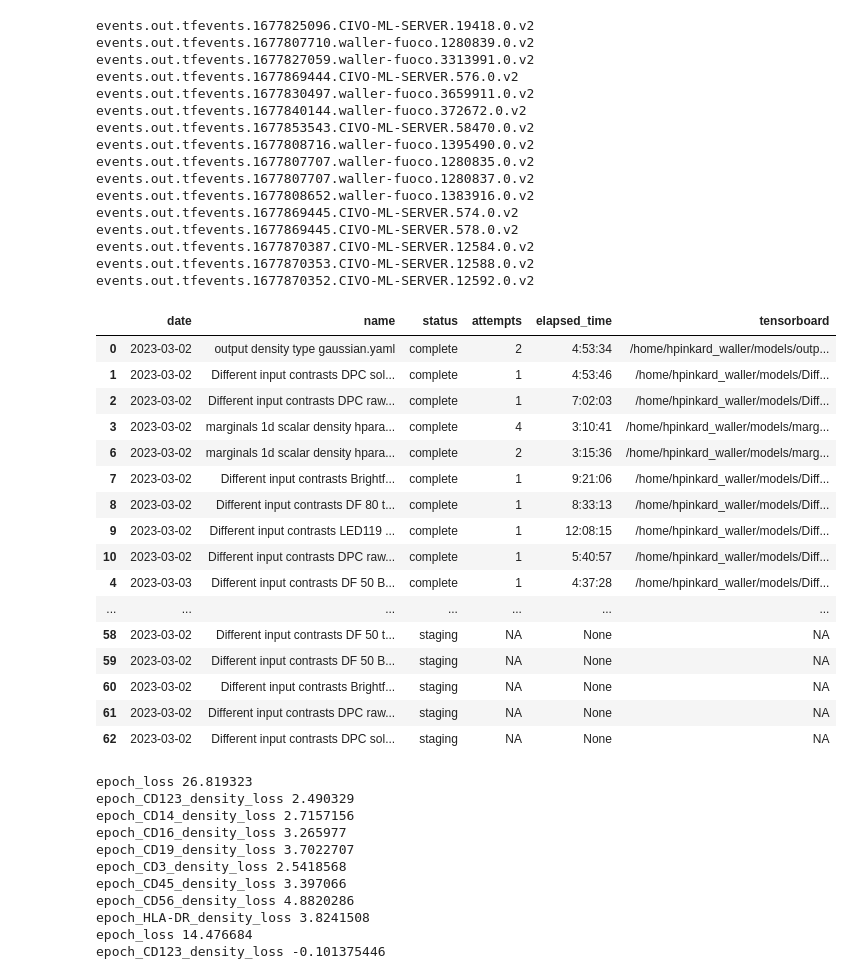
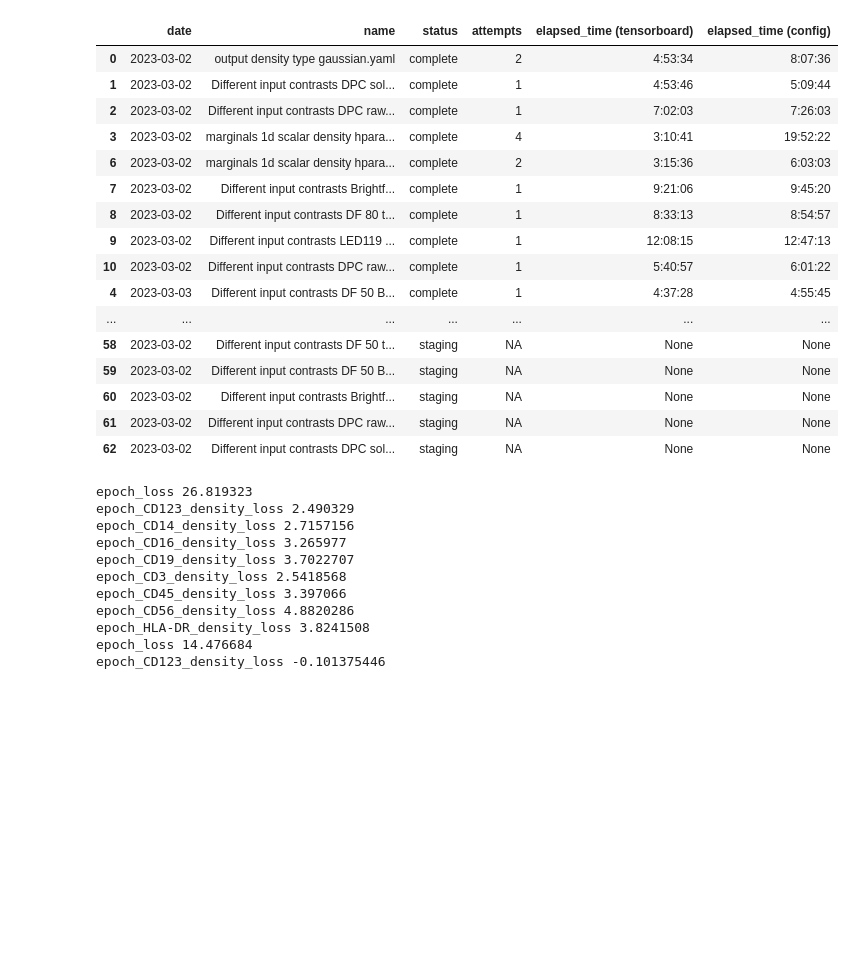
Before and after one commit to henrypinkard/cookie_monster, a Jupyter notebook: Frontend_cookie_monster.ipynb, the cells around one changed output. Drawn from its saved outputs; the diff is of its cells as text; code cells hidden in the pictures; blank space fills up the shorter version.

```diff
--- a/Frontend_cookie_monster.ipynb
+++ b/Frontend_cookie_monster.ipynb
@@ -17,8 +17,8 @@ import tensorboard.backend.event_processing.event_accumulator as ea
 
 
 def date_format(time_s):
-    days = f"{int(time_s[-1] // (24 * 60**2))} days  "
-    hours, remainder = divmod(time_s[-1], 3600)
+    days = f"{int(time_s // (24 * 60**2))} days  "
+    hours, remainder = divmod(time_s, 3600)
     minutes, seconds = divmod(remainder, 60)
     formatted_time = '{}:{:02d}:{:02d}'.format(int(hours), int(minutes), int(seconds))
     return formatted_time
@@ -124,10 +124,11 @@ for config_file, status in zip(config_files, statuses):
     single_marker_training.append(config['hyperparameters']['single_marker_training'])
 
 
-    if (elapsed_times[-1] is not None):
-        # format date string
+    if elapsed_times_tensorboard[-1] is not None:
+        elapsed_times_tensorboard[-1] = date_format(elapsed_times_tensorboard[-1])
+    if elapsed_times_config[-1] is not None:
+        elapsed_times_config[-1] = date_format(elapsed_times_config[-1])
 
-        elapsed_times[-1] = formatted_time
 
     config_paths.append(STATUS_DIR.replace(os.path.expanduser('~'), '') + status + '/' + config_file)
 
@@ -149,75 +150,61 @@ d = {
 
      "status": statuses,
      "attempts": attempts,
-      "elapsed_time": elapsed_times,
+      "elapsed_time (tensorboard)": elapsed_times_tensorboard,
+      "elapsed_time (config)": elapsed_times_config,
     #  "config": config_paths,
-     "tensorboard": tensorboard_dirs}
+    #  "tensorboard": tensorboard_dirs}
+}
 df = pd.DataFrame(data=d)
 # df.style.set_properties(subset=['config_files'], **{'min-width': '500px'})
 pd.options.display.min_rows = 100
 
 
 
 df['status'] = pd.Categorical(df['status'], ["complete", "training", "pending", "staging", "abandoned"])
 df['date'] = pd.to_datetime(df['date'])
 # dont show time, only show the date
 df['date'] = df['date'].dt.date
 df = df.sort_values(by=['status', 'date'])
 
 def stylize(x):
     if x == 'complete':
         return 'color: green'
     elif x == 'training':
         return 'color: orange'
     elif x == 'pending':
         return 'color: blue'
     elif x == 'staging':
         return 'color: lightblue'
     elif x == 'abandoned':
         return 'color: gray'
     elif x == 'NA':
         return 'color: gray'
     return None
 
 
 df = df.style.applymap(stylize)
 
 
 display(df)
 # %% [output]
-events.out.tfevents.1677825096.CIVO-ML-SERVER.19418.0.v2
-events.out.tfevents.1677807710.waller-fuoco.1280839.0.v2
-events.out.tfevents.1677827059.waller-fuoco.3313991.0.v2
-events.out.tfevents.1677869444.CIVO-ML-SERVER.576.0.v2
-events.out.tfevents.1677830497.waller-fuoco.3659911.0.v2
-events.out.tfevents.1677840144.waller-fuoco.372672.0.v2
-events.out.tfevents.1677853543.CIVO-ML-SERVER.58470.0.v2
-events.out.tfevents.1677808716.waller-fuoco.1395490.0.v2
-events.out.tfevents.1677807707.waller-fuoco.1280835.0.v2
-events.out.tfevents.1677807707.waller-fuoco.1280837.0.v2
-events.out.tfevents.1677808652.waller-fuoco.1383916.0.v2
-events.out.tfevents.1677869445.CIVO-ML-SERVER.574.0.v2
-events.out.tfevents.1677869445.CIVO-ML-SERVER.578.0.v2
-events.out.tfevents.1677870387.CIVO-ML-SERVER.12584.0.v2
-events.out.tfevents.1677870353.CIVO-ML-SERVER.12588.0.v2
-events.out.tfevents.1677870352.CIVO-ML-SERVER.12592.0.v2
-|  | date | name | status | attempts | elapsed_time | tensorboard |
-| 0 | 2023-03-02 | output density type gaussian.yaml | complete | 2 | 4:53:34 | /home/hpinkard_waller/models/outp... |
-| 1 | 2023-03-02 | Different input contrasts DPC sol... | complete | 1 | 4:53:46 | /home/hpinkard_waller/models/Diff... |
-| 2 | 2023-03-02 | Different input contrasts DPC raw... | complete | 1 | 7:02:03 | /home/hpinkard_waller/models/Diff... |
-| 3 | 2023-03-02 | marginals 1d scalar density hpara... | complete | 4 | 3:10:41 | /home/hpinkard_waller/models/marg... |
-| 6 | 2023-03-02 | marginals 1d scalar density hpara... | complete | 2 | 3:15:36 | /home/hpinkard_waller/models/marg... |
-| 7 | 2023-03-02 | Different input contrasts Brightf... | complete | 1 | 9:21:06 | /home/hpinkard_waller/models/Diff... |
-| 8 | 2023-03-02 | Different input contrasts DF 80 t... | complete | 1 | 8:33:13 | /home/hpinkard_waller/models/Diff... |
-| 9 | 2023-03-02 | Different input contrasts LED119 ... | complete | 1 | 12:08:15 | /home/hpinkard_waller/models/Diff... |
-| 10 | 2023-03-02 | Different input contrasts DPC raw... | complete | 1 | 5:40:57 | /home/hpinkard_waller/models/Diff... |
-| 4 | 2023-03-03 | Different input contrasts DF 50 B... | complete | 1 | 4:37:28 | /home/hpinkard_waller/models/Diff... |
+|  | date | name | status | attempts | elapsed_time (tensorboard) | elapsed_time (config) |
+| 0 | 2023-03-02 | output density type gaussian.yaml | complete | 2 | 4:53:34 | 8:07:36 |
+| 1 | 2023-03-02 | Different input contrasts DPC sol... | complete | 1 | 4:53:46 | 5:09:44 |
+| 2 | 2023-03-02 | Different input contrasts DPC raw... | complete | 1 | 7:02:03 | 7:26:03 |
+| 3 | 2023-03-02 | marginals 1d scalar density hpara... | complete | 4 | 3:10:41 | 19:52:22 |
+| 6 | 2023-03-02 | marginals 1d scalar density hpara... | complete | 2 | 3:15:36 | 6:03:03 |
+| 7 | 2023-03-02 | Different input contrasts Brightf... | complete | 1 | 9:21:06 | 9:45:20 |
+| 8 | 2023-03-02 | Different input contrasts DF 80 t... | complete | 1 | 8:33:13 | 8:54:57 |
+| 9 | 2023-03-02 | Different input contrasts LED119 ... | complete | 1 | 12:08:15 | 12:47:13 |
+| 10 | 2023-03-02 | Different input contrasts DPC raw... | complete | 1 | 5:40:57 | 6:01:22 |
+| 4 | 2023-03-03 | Different input contrasts DF 50 B... | complete | 1 | 4:37:28 | 4:55:45 |
 | ... | ... | ... | ... | ... | ... | ... |
-| 58 | 2023-03-02 | Different input contrasts DF 50 t... | staging | NA | None | NA |
-| 59 | 2023-03-02 | Different input contrasts DF 50 B... | staging | NA | None | NA |
-| 60 | 2023-03-02 | Different input contrasts Brightf... | staging | NA | None | NA |
-| 61 | 2023-03-02 | Different input contrasts DPC raw... | staging | NA | None | NA |
-| 62 | 2023-03-02 | Different input contrasts DPC sol... | staging | NA | None | NA |
+| 58 | 2023-03-02 | Different input contrasts DF 50 t... | staging | NA | None | None |
+| 59 | 2023-03-02 | Different input contrasts DF 50 B... | staging | NA | None | None |
+| 60 | 2023-03-02 | Different input contrasts Brightf... | staging | NA | None | None |
+| 61 | 2023-03-02 | Different input contrasts DPC raw... | staging | NA | None | None |
+| 62 | 2023-03-02 | Different input contrasts DPC sol... | staging | NA | None | None |
 # %%
 import tensorflow as tf
 
```
